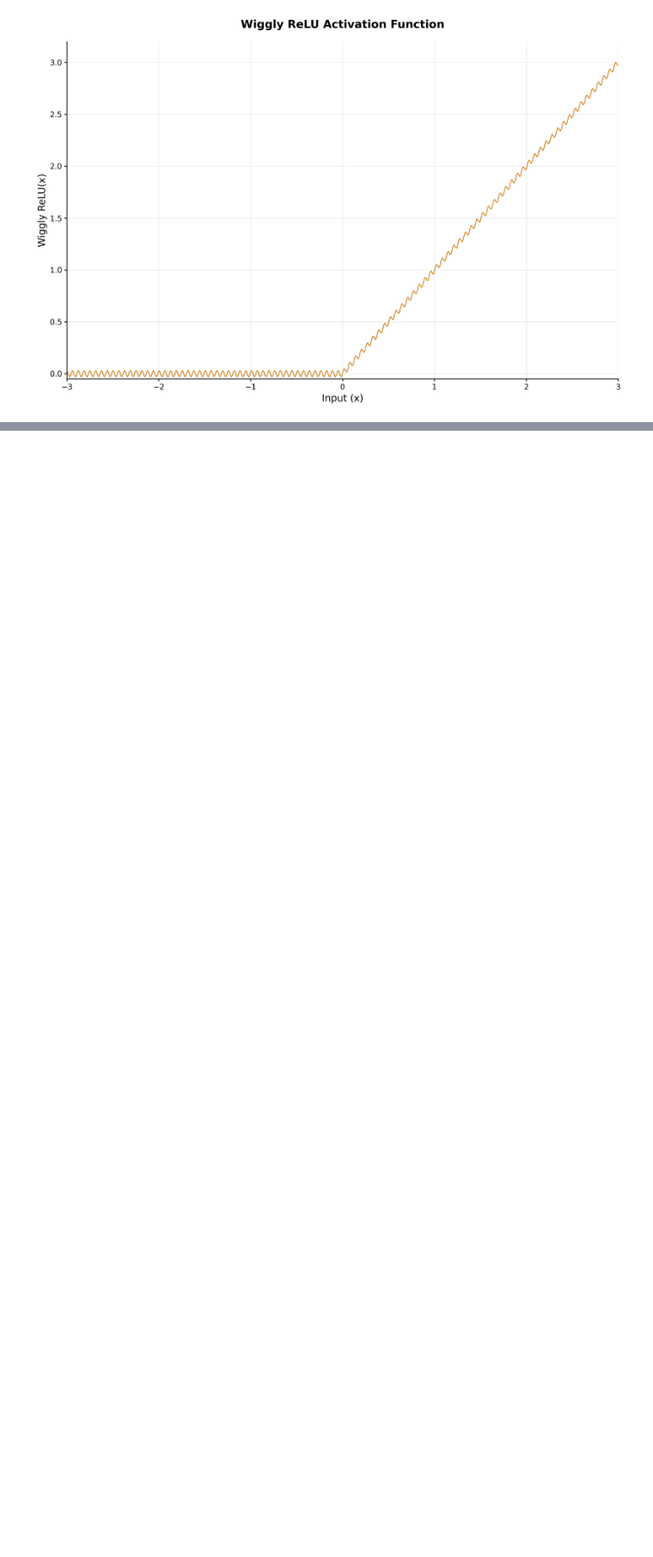
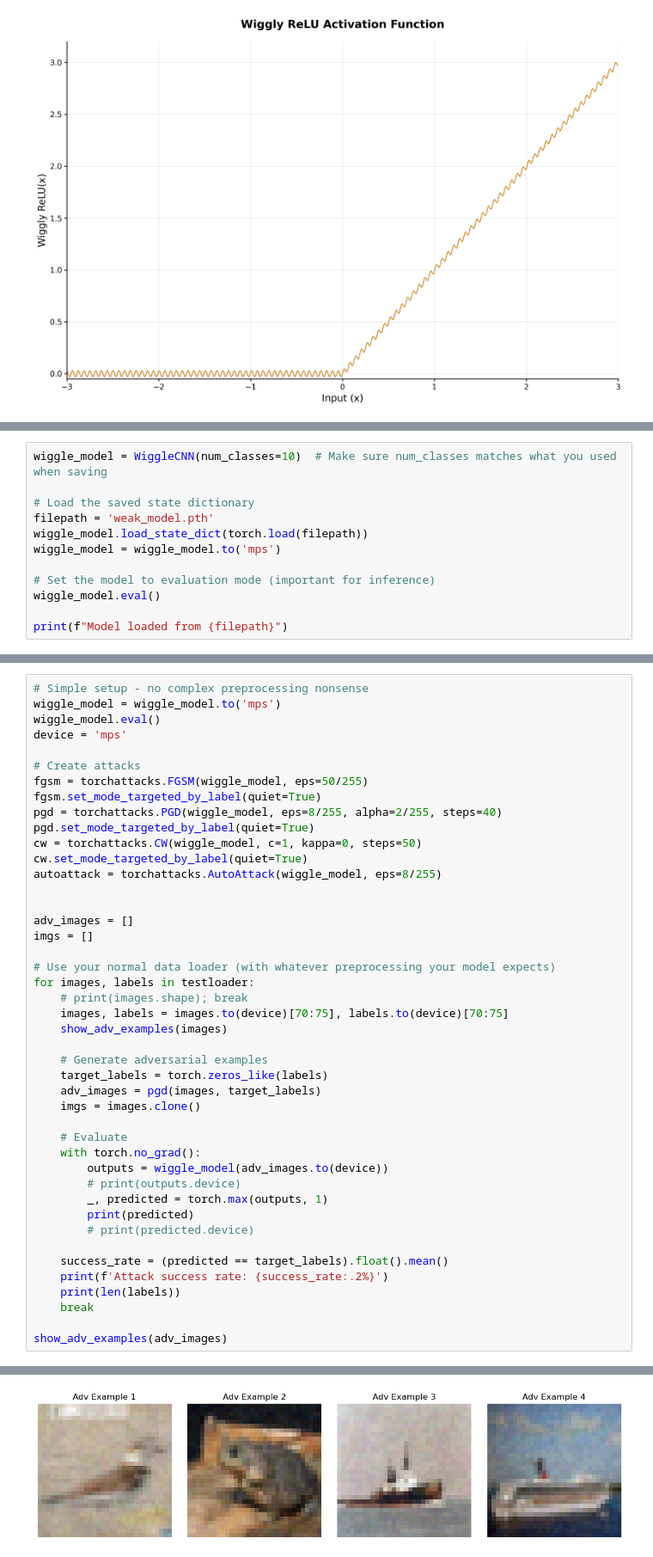
Before and after one commit to zroe1/playing-with-gradients, a Jupyter notebook: wiggle.ipynb, the cells around one changed output, grey strips where cells are left out. Shown at 86% size. Cells and saved outputs as stored; diff of their text form; blank space fills up the shorter version.

Commit message:
preliminary result shows wiggle model works

```diff
--- a/wiggle.ipynb
+++ b/wiggle.ipynb
@@ -217,0 +268,12 @@ plt.show()
+# %%
+wiggle_model = WiggleCNN(num_classes=10)  # Make sure num_classes matches what you used when saving
+
+# Load the saved state dictionary
+filepath = 'weak_model.pth'
+wiggle_model.load_state_dict(torch.load(filepath))
+wiggle_model = wiggle_model.to('mps')
+
+# Set the model to evaluation mode (important for inference)
+wiggle_model.eval()
+
+print(f"Model loaded from {filepath}")
@@ -217,0 +282,45 @@ plt.show()
+# %%
+# Simple setup - no complex preprocessing nonsense
+wiggle_model = wiggle_model.to('mps')
+wiggle_model.eval()
+device = 'mps'
+
+# Create attacks
+fgsm = torchattacks.FGSM(wiggle_model, eps=50/255)
+fgsm.set_mode_targeted_by_label(quiet=True)
+pgd = torchattacks.PGD(wiggle_model, eps=8/255, alpha=2/255, steps=40)
+pgd.set_mode_targeted_by_label(quiet=True)
+cw = torchattacks.CW(wiggle_model, c=1, kappa=0, steps=50)
+cw.set_mode_targeted_by_label(quiet=True)
+autoattack = torchattacks.AutoAttack(wiggle_model, eps=8/255)
+
+
+adv_images = []
+imgs = []
+
+# Use your normal data loader (with whatever preprocessing your model expects)
+for images, labels in testloader:
+    # print(images.shape); break
+    images, labels = images.to(device)[70:75], labels.to(device)[70:75]
+    show_adv_examples(images)
+
+    # Generate adversarial examples
+    target_labels = torch.zeros_like(labels)
+    adv_images = pgd(images, target_labels)
+    imgs = images.clone()
+
+    # Evaluate
+    with torch.no_grad():
+        outputs = wiggle_model(adv_images.to(device))
+        # print(outputs.device)
+        _, predicted = torch.max(outputs, 1)
+        print(predicted)
+        # print(predicted.device)
+
+    success_rate = (predicted == target_labels).float().mean()
+    print(f'Attack success rate: {success_rate:.2%}')
+    print(len(labels))
+    break
+
+show_adv_examples(adv_images)
+# %% [output]
@@ -218,3 +331,4 @@ plt.show()
+[figure, added]
 # %%
 def show_adv_examples(adv_images):
     # Show first 4 examples (or less if batch is smaller)
```
Also changed, not shown: parts of 3 cells of this notebook.
